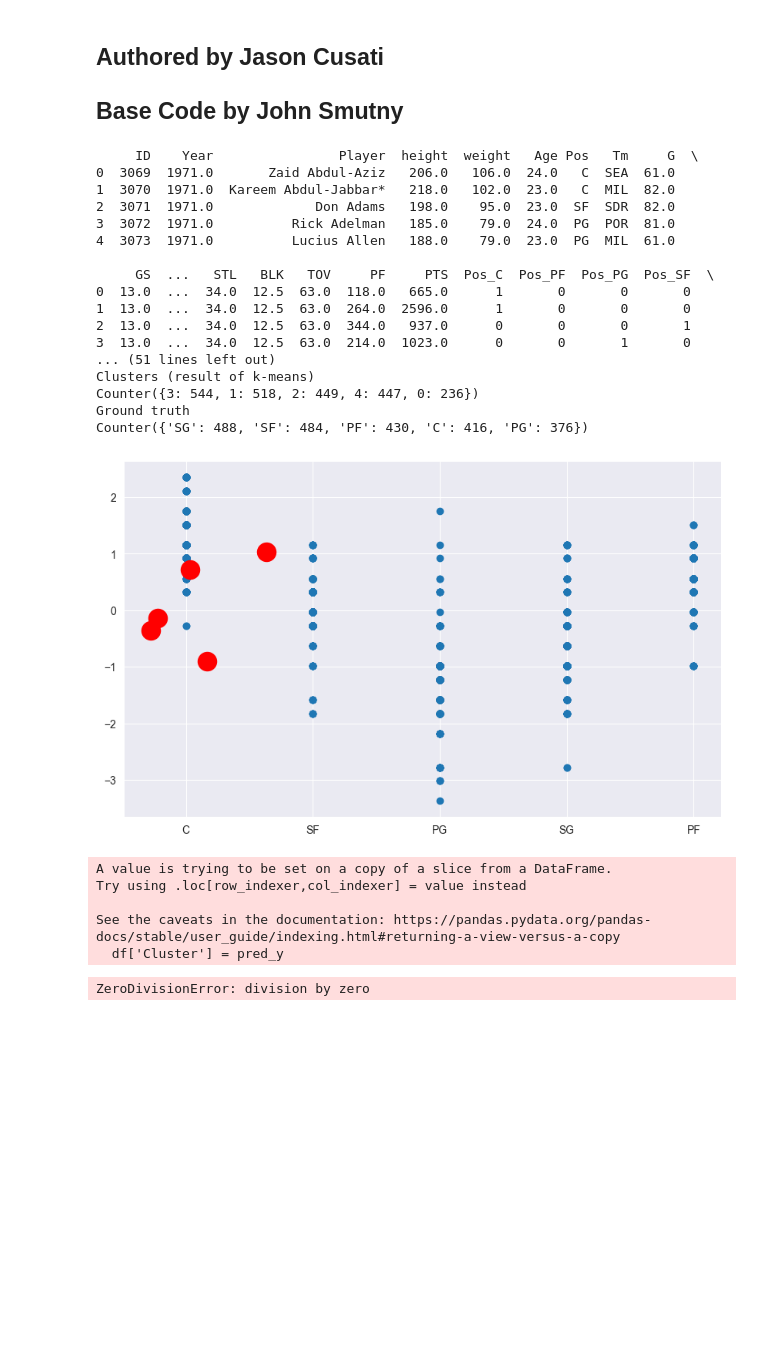
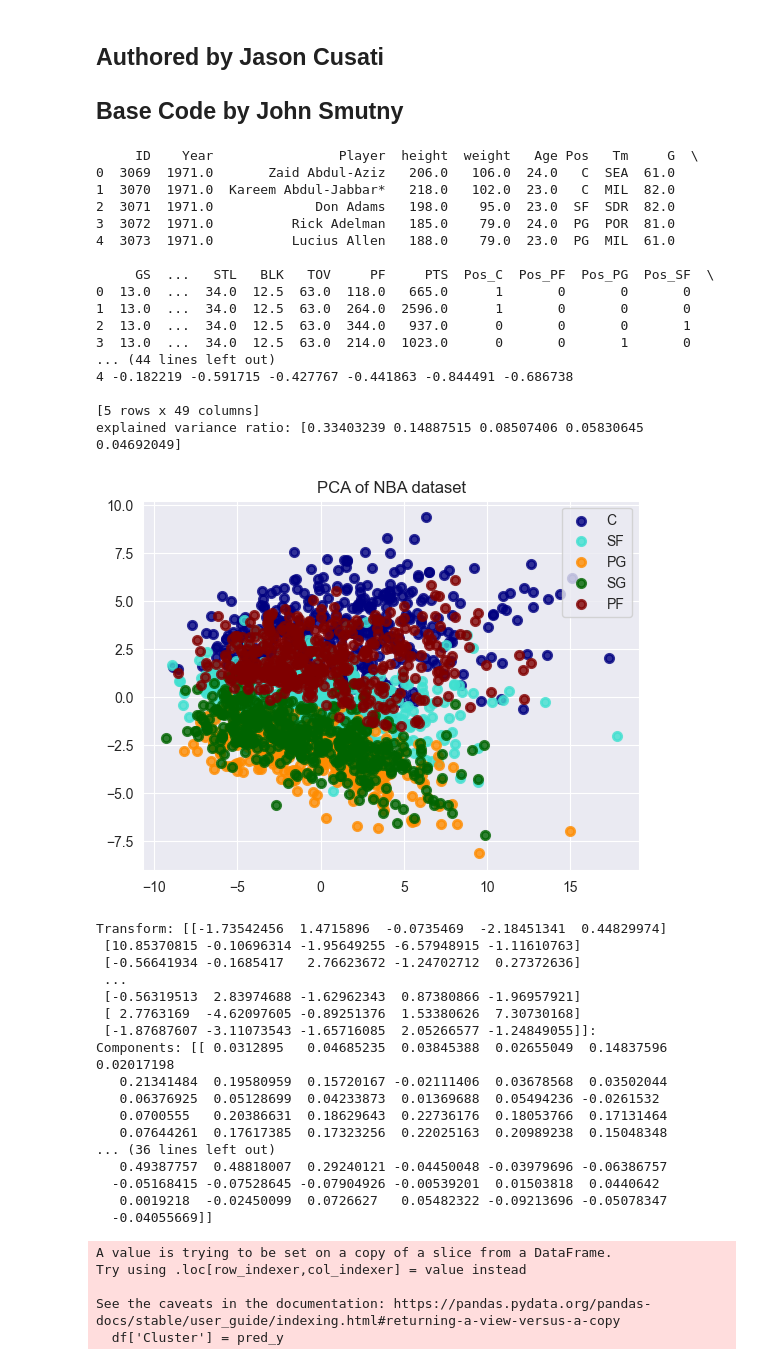
Before and after one commit to SadWheatFarmer/vt_AdvML, a Jupyter notebook: paper/src/main.py.ipynb, the cells around one changed output. Drawn from its saved outputs; the diff is of its cells as text; code cells hidden in the pictures; blank space fills up the shorter version.

```diff
--- a/paper/src/main.py.ipynb
+++ b/paper/src/main.py.ipynb
@@ -93,4 +94,4 @@ def runKmeans(df: pd.DataFrame, YEARS: list, INCLUDE_POS, THREE_POS_FLAG) -> boo
 
     common.calcPositionConc(df, "Hierarchy", YEARS, THREE_POS_FLAG)
 
-    #return common.reportClusterScores(df, YEARS, INCLUDE_POS)
+    return common.reportClusterScores(df, YEARS, INCLUDE_POS)
@@ -138,7 +187,8 @@ OUTPUT_FILES_FLAG = False
 
 HIERARCHICAL = False
 SOM = False
-KMEANS = True
+KMEANS = False
+PCAModel = True
 
 REQ_GAMES = 20
 REQ_MIN = 10
@@ -198,42 +248,64 @@ for YEAR in YEARS:
 
     if KMEANS:
         metrics = runKmeans(df_year, [YEAR[0], YEAR[1]],
                       INCLUDE_POS, THREE_POSITION_FLAG)
         #df_metrics_som.loc[len(df_metrics_som)] = metrics
         print("** Model3 (SOM KMeans): COMPLETE\n")
 
+    if PCAModel:
+        metrics = runPCA(df_year, [YEAR[0], YEAR[1]],
+                      INCLUDE_POS, THREE_POSITION_FLAG)
+        df_metrics_som.loc[len(df_metrics_som)] = metrics
+        print("** Model3 (PCA): COMPLETE\n")
+
 
 df_metrics_hierarchy.to_csv(
     '../data/output/MODEL_Metrics_Hierarchy_{}-{}.csv'.format(
         YEARS[0][0], YEARS[len(YEARS)-1][1]),
     index=False)
 
 df_metrics_som.to_csv(
     '../data/output/MODEL_Metrics_som_{}-{}.csv'.format(
         YEARS[0][0], YEARS[len(YEARS)-1][1]),
     index=False)
 # %% [output]
      ID    Year                Player  height  weight   Age Pos   Tm     G  \
 0  3069  1971.0       Zaid Abdul-Aziz   206.0   106.0  24.0   C  SEA  61.0
 1  3070  1971.0  Kareem Abdul-Jabbar*   218.0   102.0  23.0   C  MIL  82.0
 2  3071  1971.0             Don Adams   198.0    95.0  23.0  SF  SDR  82.0
 3  3072  1971.0          Rick Adelman   185.0    79.0  24.0  PG  POR  81.0
 4  3073  1971.0          Lucius Allen   188.0    79.0  23.0  PG  MIL  61.0
 
      GS  ...   STL   BLK   TOV     PF     PTS  Pos_C  Pos_PF  Pos_PG  Pos_SF  \
 0  13.0  ...  34.0  12.5  63.0  118.0   665.0      1       0       0       0
 1  13.0  ...  34.0  12.5  63.0  264.0  2596.0      1       0       0       0
 2  13.0  ...  34.0  12.5  63.0  344.0   937.0      0       0       0       1
 3  13.0  ...  34.0  12.5  63.0  214.0  1023.0      0       0       1       0
-... (51 lines left out)
-Clusters (result of k-means)
-Counter({3: 544, 1: 518, 2: 449, 4: 447, 0: 236})
-Ground truth
-Counter({'SG': 488, 'SF': 484, 'PF': 430, 'C': 416, 'PG': 376})
+... (44 lines left out)
+4 -0.182219 -0.591715 -0.427767 -0.441863 -0.844491 -0.686738
+
+[5 rows x 49 columns]
+explained variance ratio: [0.33403239 0.14887515 0.08507406 0.05830645 0.04692049]
-[figure, old version]
+[figure, new version]
-A value is trying to be set on a copy of a slice from a DataFrame.
-Try using .loc[row_indexer,col_indexer] = value instead
-
-See the caveats in the documentation: https://pandas.pydata.org/pandas-docs/stable/user_guide/indexing.html#returning-a-view-versus-a-copy
-  df['Cluster'] = pred_y
+Transform: [[-1.73542456  1.4715896  -0.0735469  -2.18451341  0.44829974]
+ [10.85370815 -0.10696314 -1.95649255 -6.57948915 -1.11610763]
+ [-0.56641934 -0.1685417   2.76623672 -1.24702712  0.27372636]
+ ...
+ [-0.56319513  2.83974688 -1.62962343  0.87380866 -1.96957921]
+ [ 2.7763169  -4.62097605 -0.89251376  1.53380626  7.30730168]
+ [-1.87687607 -3.11073543 -1.65716085  2.05266577 -1.24849055]]:
+Components: [[ 0.0312895   0.04685235  0.03845388  0.02655049  0.14837596  0.02017198
+   0.21341484  0.19580959  0.15720167 -0.02111406  0.03678568  0.03502044
+   0.06376925  0.05128699  0.04233873  0.01369688  0.05494236 -0.0261532
+   0.0700555   0.20386631  0.18629643  0.22736176  0.18053766  0.17131464
+   0.07644261  0.17617385  0.17323256  0.22025163  0.20989238  0.15048348
+... (36 lines left out)
+   0.49387757  0.48818007  0.29240121 -0.04450048 -0.03979696 -0.06386757
+  -0.05168415 -0.07528645 -0.07904926 -0.00539201  0.01503818  0.0440642
+   0.0019218  -0.02450099  0.0726627   0.05482322 -0.09213696 -0.05078347
+  -0.04055669]]
-ZeroDivisionError: division by zero
+A value is trying to be set on a copy of a slice from a DataFrame.
+Try using .loc[row_indexer,col_indexer] = value instead
+
+See the caveats in the documentation: https://pandas.pydata.org/pandas-docs/stable/user_guide/indexing.html#returning-a-view-versus-a-copy
+  df['Cluster'] = pred_y
```
Also changed, not shown: parts of 3 cells of this notebook, 2 other files.
